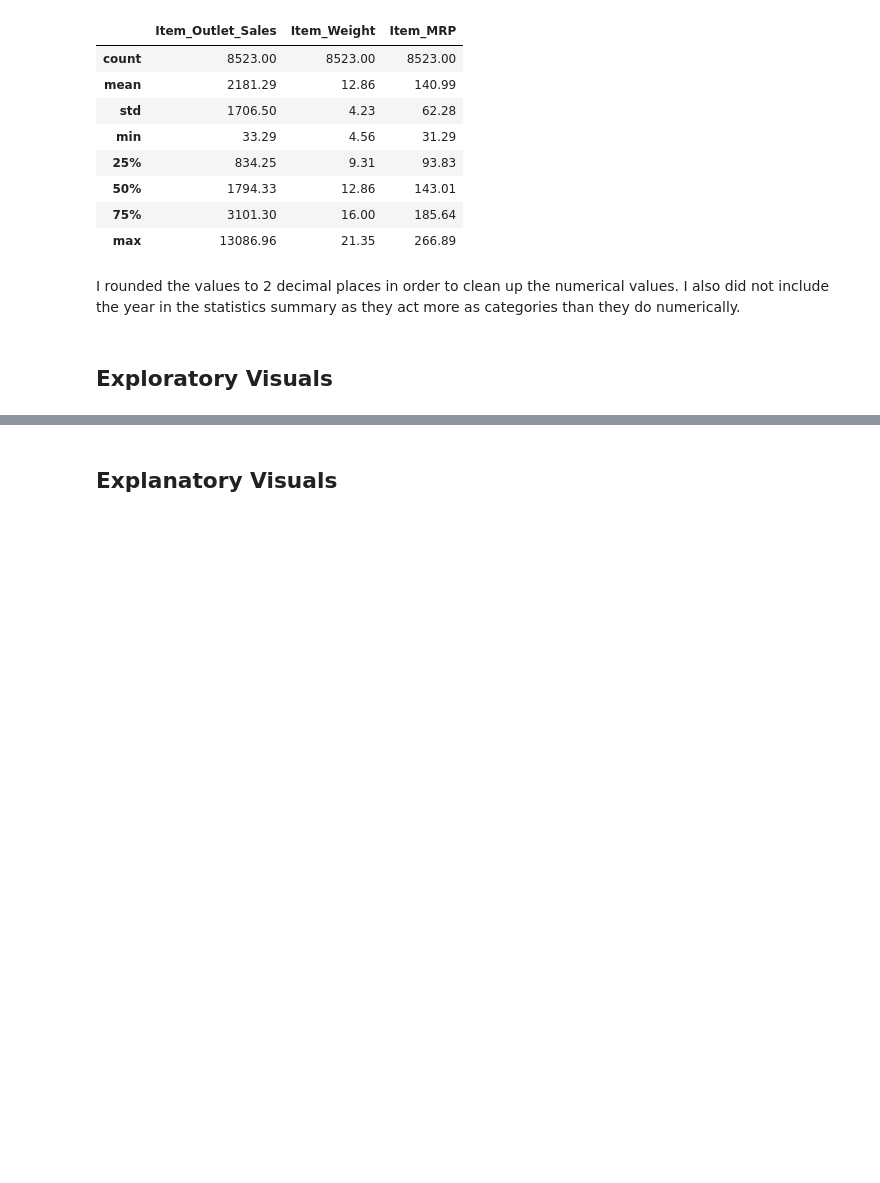
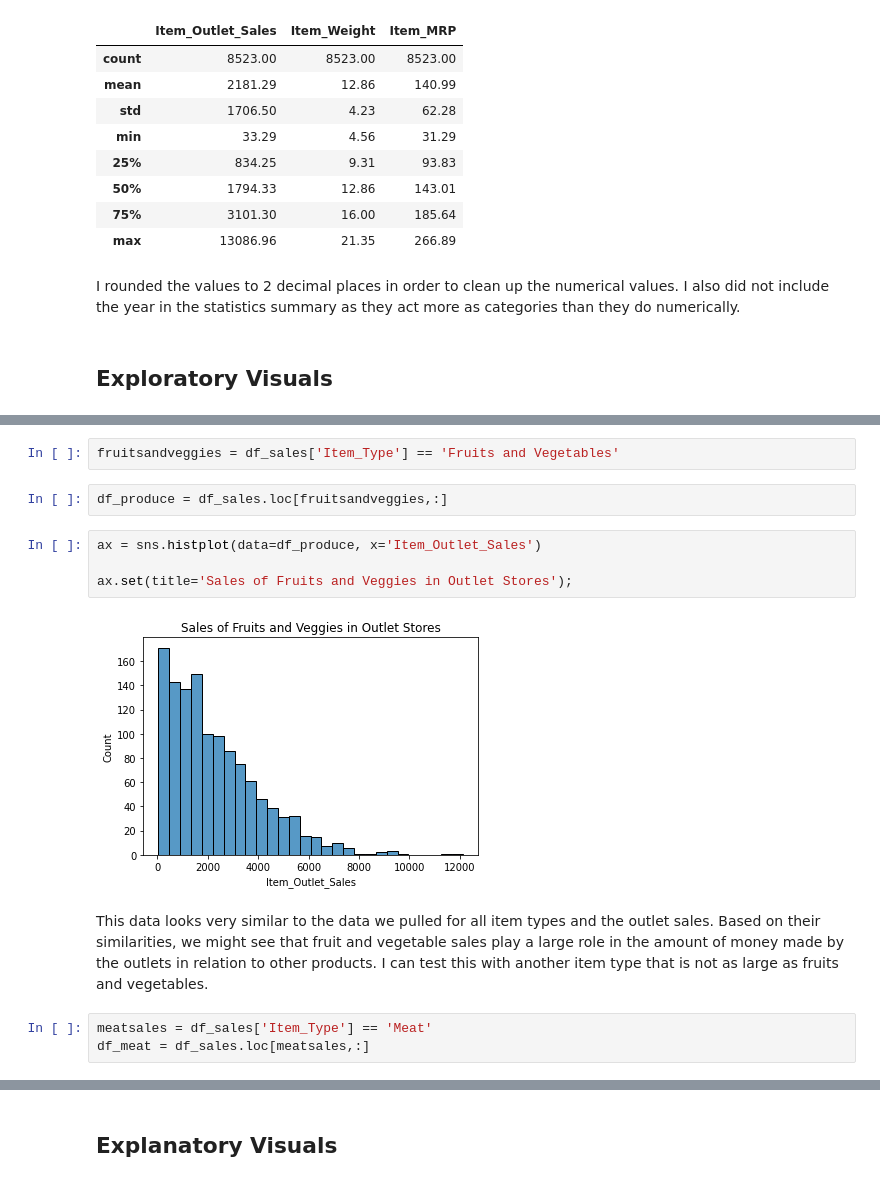
Before and after one commit to joshlensing/Food-Sales-Predictions, a Jupyter notebook: Project_1.ipynb, the cells around one changed output, grey strips where cells are left out. Cells and saved outputs as stored; diff of their text form; blank space fills up the shorter version.

```diff
--- a/Project_1.ipynb
+++ b/Project_1.ipynb
@@ -306,0 +332,15 @@ I rounded the values to 2 decimal places in order to clean up the numerical valu
+# %%
+fruitsandveggies = df_sales['Item_Type'] == 'Fruits and Vegetables'
+# %%
+df_produce = df_sales.loc[fruitsandveggies,:]
+# %%
+ax = sns.histplot(data=df_produce, x='Item_Outlet_Sales')
+
+ax.set(title='Sales of Fruits and Veggies in Outlet Stores');
+# %% [output]
+[figure, added]
+# %% [markdown]
+This data looks very similar to the data we pulled for all item types and the outlet sales. Based on their similarities, we might see that fruit and vegetable sales play a large role in the amount of money made by the outlets in relation to other products. I can test this with another item type that is not as large as fruits and vegetables.
+# %%
+meatsales = df_sales['Item_Type'] == 'Meat'
+df_meat = df_sales.loc[meatsales,:]
```
Also changed, not shown: parts of 11 cells of this notebook.
